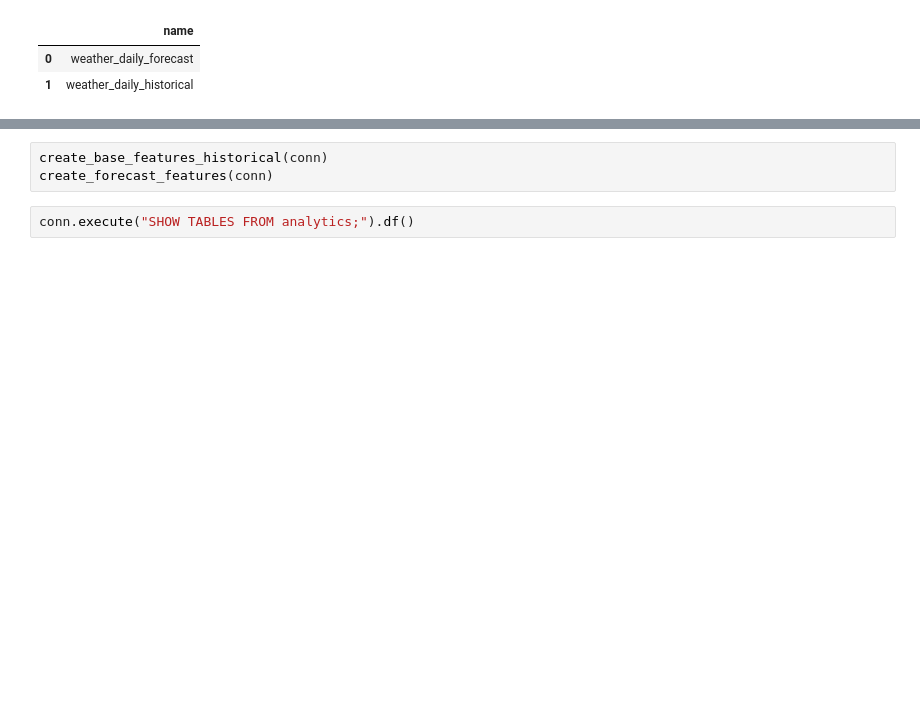
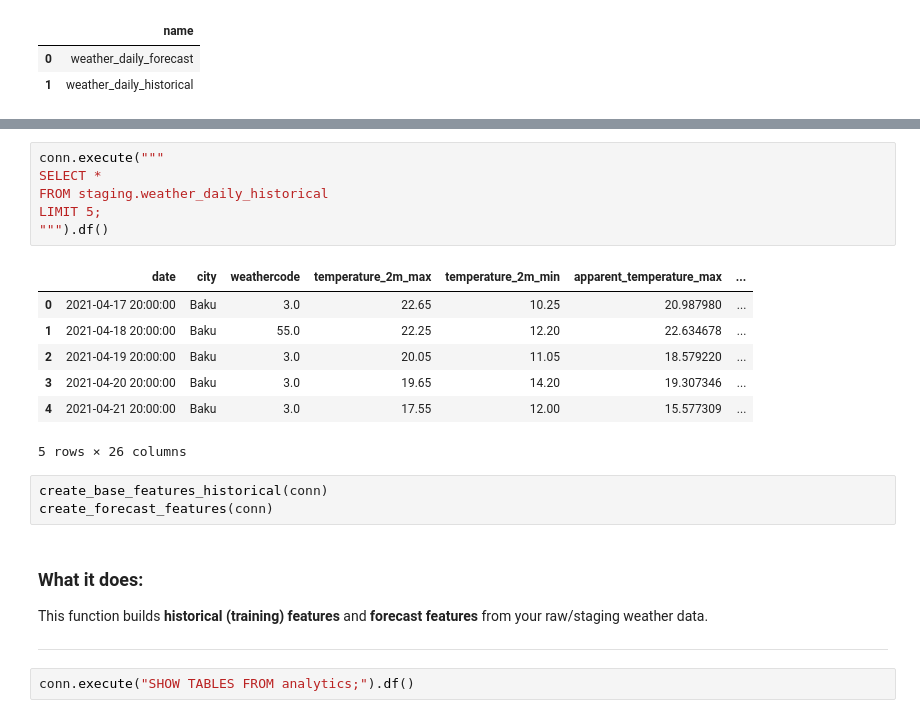
Before and after one commit to ShamilAliyew/weather-intelligence-pipeline-team, a Jupyter notebook: notebooks/day_04_cleaning.ipynb, the cells around one changed output, grey strips where cells are left out. Cells and saved outputs as stored; diff of their text form; blank space fills up the shorter version.

```diff
--- a/notebooks/day_04_cleaning.ipynb
+++ b/notebooks/day_04_cleaning.ipynb
@@ -422,6 +626,26 @@ conn.execute("SHOW TABLES FROM analytics;").df()
+# %%
+conn.execute("""
+SELECT *
+FROM staging.weather_daily_historical
+LIMIT 5;
+""").df()
+# %% [output]
+|  | date | city | weathercode | temperature_2m_max | temperature_2m_min | apparent_temperature_max | ... |
+| 0 | 2021-04-17 20:00:00 | Baku | 3.0 | 22.65 | 10.25 | 20.987980 | ... |
+| 1 | 2021-04-18 20:00:00 | Baku | 55.0 | 22.25 | 12.20 | 22.634678 | ... |
+| 2 | 2021-04-19 20:00:00 | Baku | 3.0 | 20.05 | 11.05 | 18.579220 | ... |
+| 3 | 2021-04-20 20:00:00 | Baku | 3.0 | 19.65 | 14.20 | 19.307346 | ... |
+| 4 | 2021-04-21 20:00:00 | Baku | 3.0 | 17.55 | 12.00 | 15.577309 | ... |
+5 rows × 26 columns
 # %%
 create_base_features_historical(conn)
 create_forecast_features(conn)
+# %% [markdown]
+###  What it does:
+
+This function builds **historical (training) features** and **forecast features**  from your raw/staging weather data.
+
+---
 # %%
 conn.execute("SHOW TABLES FROM analytics;").df()
 # %% [output]
```
Also changed, not shown: parts of 39 cells of this notebook, 33 other files.
